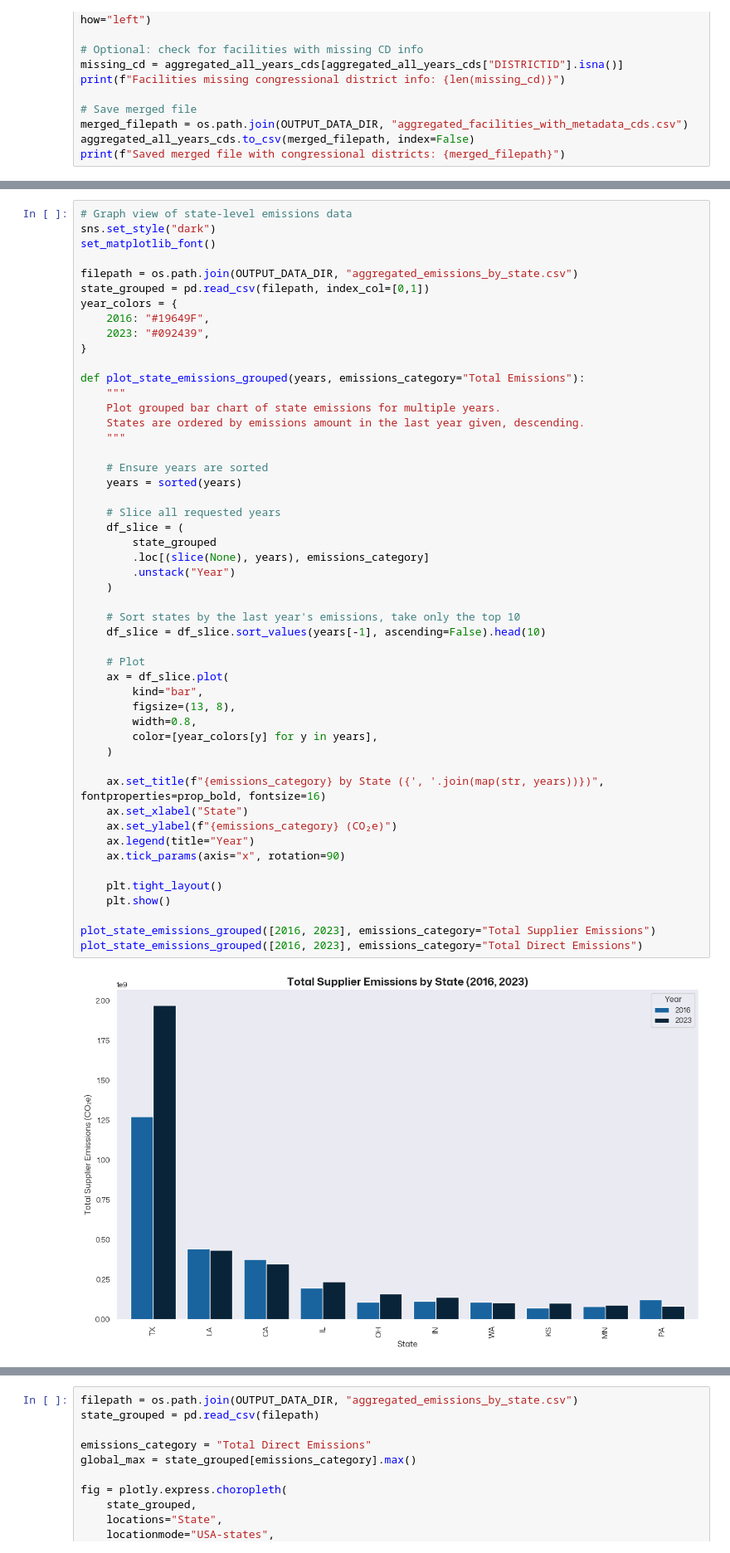
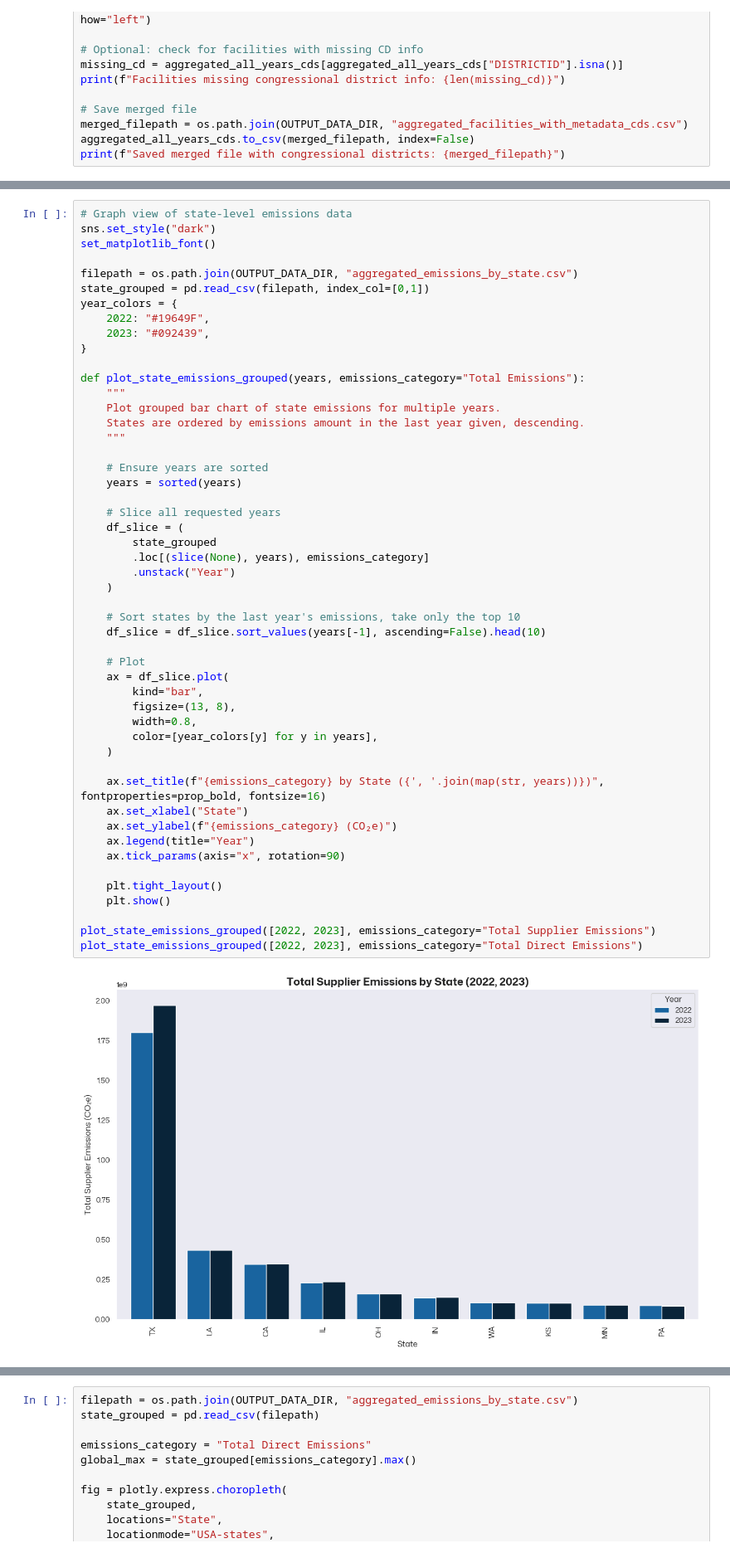
Before and after one commit to edgi-govdata-archiving/GHG-CDP, a Jupyter notebook: SOE_GHG_2.ipynb, the cells around one changed output, grey strips where cells are left out. Shown at 83% size. Saved outputs shown, nothing was run; the diff lists cells and outputs as text.

```diff
--- a/SOE_GHG_2.ipynb
+++ b/SOE_GHG_2.ipynb
@@ -1042,7 +1043,7 @@ set_matplotlib_font()
 filepath = os.path.join(OUTPUT_DATA_DIR, "aggregated_emissions_by_state.csv")
 state_grouped = pd.read_csv(filepath, index_col=[0,1])
 year_colors = {
-    2016: "#19649F",
+    2022: "#19649F",
     2023: "#092439",
 }
 
@@ -1056,33 +1057,33 @@ def plot_state_emissions_grouped(years, emissions_category="Total Emissions"):
     years = sorted(years)
 
     # Slice all requested years
     df_slice = (
         state_grouped
         .loc[(slice(None), years), emissions_category]
         .unstack("Year")
     )
 
     # Sort states by the last year's emissions, take only the top 10
     df_slice = df_slice.sort_values(years[-1], ascending=False).head(10)
 
     # Plot
     ax = df_slice.plot(
         kind="bar",
         figsize=(13, 8),
         width=0.8,
         color=[year_colors[y] for y in years],
     )
 
     ax.set_title(f"{emissions_category} by State ({', '.join(map(str, years))})", fontproperties=prop_bold, fontsize=16)
     ax.set_xlabel("State")
     ax.set_ylabel(f"{emissions_category} (CO₂e)")
     ax.legend(title="Year")
     ax.tick_params(axis="x", rotation=90)
 
     plt.tight_layout()
     plt.show()
 
-plot_state_emissions_grouped([2016, 2023], emissions_category="Total Supplier Emissions")
-plot_state_emissions_grouped([2016, 2023], emissions_category="Total Direct Emissions")
+plot_state_emissions_grouped([2022, 2023], emissions_category="Total Supplier Emissions")
+plot_state_emissions_grouped([2022, 2023], emissions_category="Total Direct Emissions")
 # %% [output]
-[figure, old version]
+[figure, new version]
```
Also changed, not shown: parts of 5 cells of this notebook, 8 other files.
